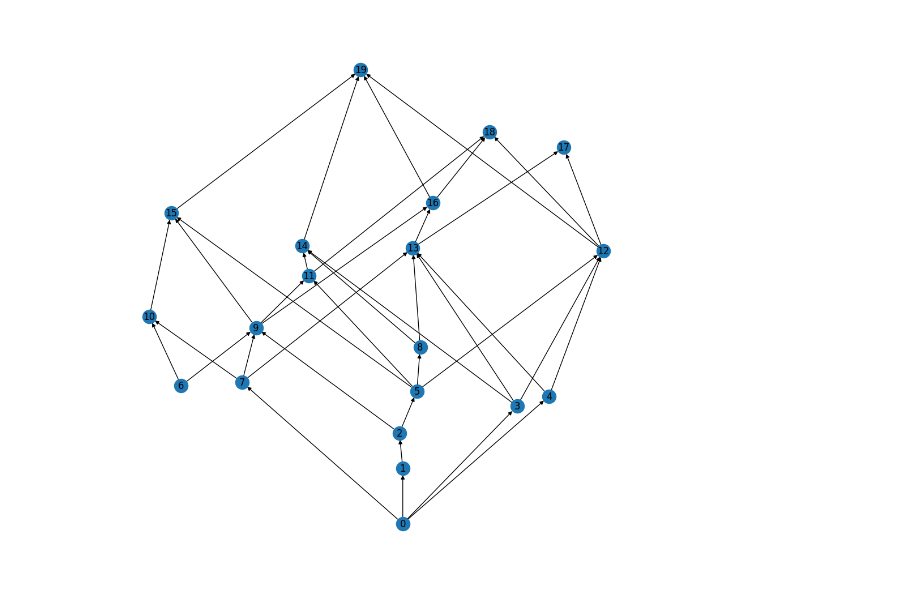
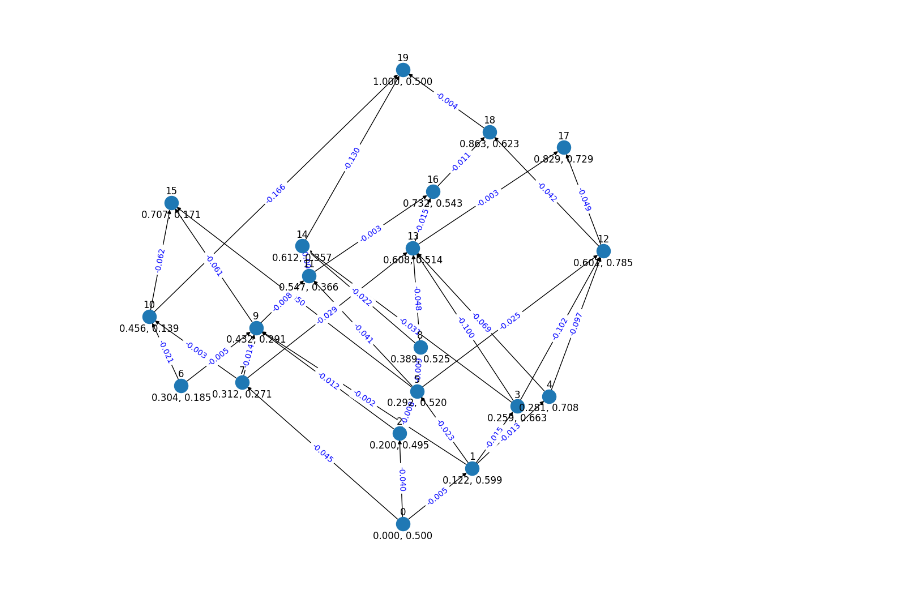
Before and after one commit to JamesClough/dagology, a Jupyter notebook: examples/diagrams/causal_set.ipynb, the cells around one changed output. Drawn from its saved outputs; the diff is of its cells as text; code cells hidden in the pictures.

```diff
--- a/examples/diagrams/causal_set.ipynb
+++ b/examples/diagrams/causal_set.ipynb
@@ -19,19 +19,21 @@ N = 20
 D = 2
 R = dag.minkowski_interval(N, D)
 # %%
-G = dag.causal_set_graph(R)
+G = dag.CausalSetGraph().generate_graph(R, weighted=True)
 G_TR = nx.transitive_reduction(G)
 # %%
 pos = {i:G.nodes[i]['position'][::-1] for i in G.nodes()}
-labels = {i:i for i in G.nodes()}
+labels = {i: f"{i}\n\n" + ", ".join(f"{t:.3f}" for t in G.nodes[i]['position']) for i in range(N)}
 # %%
 plt.figure(figsize=(10,10))
 
-nx.draw_networkx_labels(G,pos,labels,font_size=12)
+nx.draw_networkx_labels(G,pos,labels, font_color='black')
 nx.draw(G_TR, pos=pos)
+edge_labels = {i:f"{nx.get_edge_attributes(G,'weight')[i]: .3f}" for i in G_TR.edges}
+nx.draw_networkx_edge_labels(G_TR, pos, edge_labels=edge_labels, font_color='blue')
 
 plt.axis('off')
 plt.tight_layout()
 plt.show()
 # %% [output]
-[figure, old version]
+[figure, new version]
```
Also changed, not shown: 4 other files.
